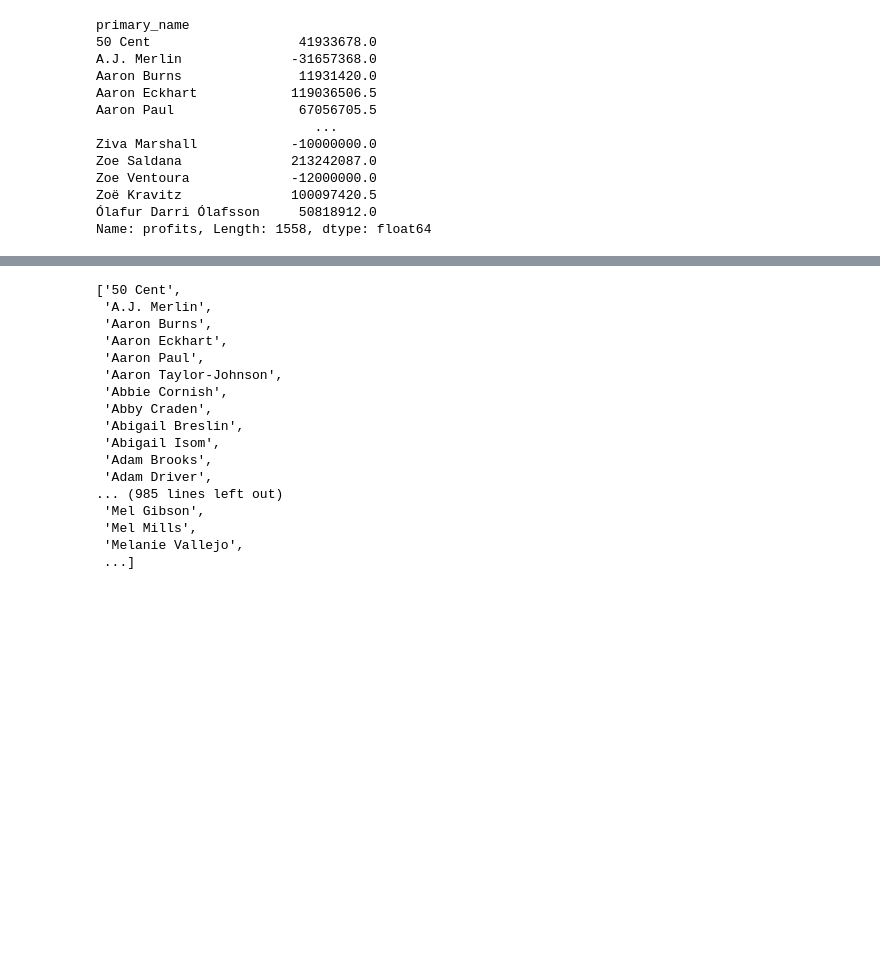
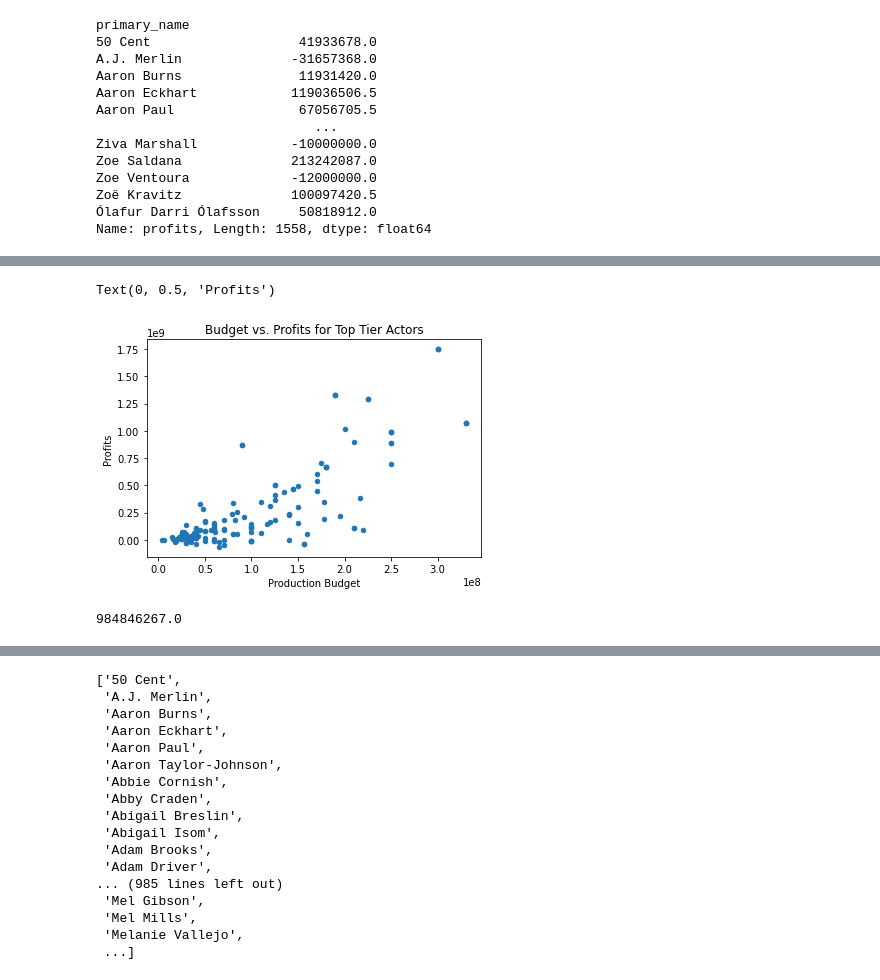
Before and after one commit to Sombrero7/project1, a Jupyter notebook: weston.ipynb, the cells around one changed output, grey strips where cells are left out. Cells and saved outputs as stored; diff of their text form; code cells hidden in the pictures; blank space fills up the shorter version.

```diff
--- a/weston.ipynb
+++ b/weston.ipynb
@@ -1067,5 +1067,3 @@ Zoe Ventoura             -12000000.0
 Zoë Kravitz              100097420.5
 Ólafur Darri Ólafsson     50818912.0
 Name: profits, Length: 1558, dtype: float64
-# %%
-df_final['profits'] = df_final['worldwide_gross'] - df_final['production_budget']
@@ -1071,0 +1120,10 @@ df_final['profits'] = df_final['worldwide_gross'] - df_final['production_budget'
+# %%
+exp_df = df_final[df_final['primary_name'].isin(experienced_act)]
+# %%
+ax = exp_df.plot(x='production_budget', y='profits', kind='scatter',
+                 title='Budget vs. Profits for Top Tier Actors');
+ax.set_xlabel('Production Budget')
+ax.set_ylabel('Profits')
+# %% [output]
+Text(0, 0.5, 'Profits')
+[figure, added]
@@ -1071,0 +1137,4 @@ df_final['profits'] = df_final['worldwide_gross'] - df_final['production_budget'
+# %%
+exp_df[exp_df['production_budget'] > 200000000]['profits'].median()
+# %% [output]
+984846267.0
```
Also changed, not shown: parts of 51 cells of this notebook.
